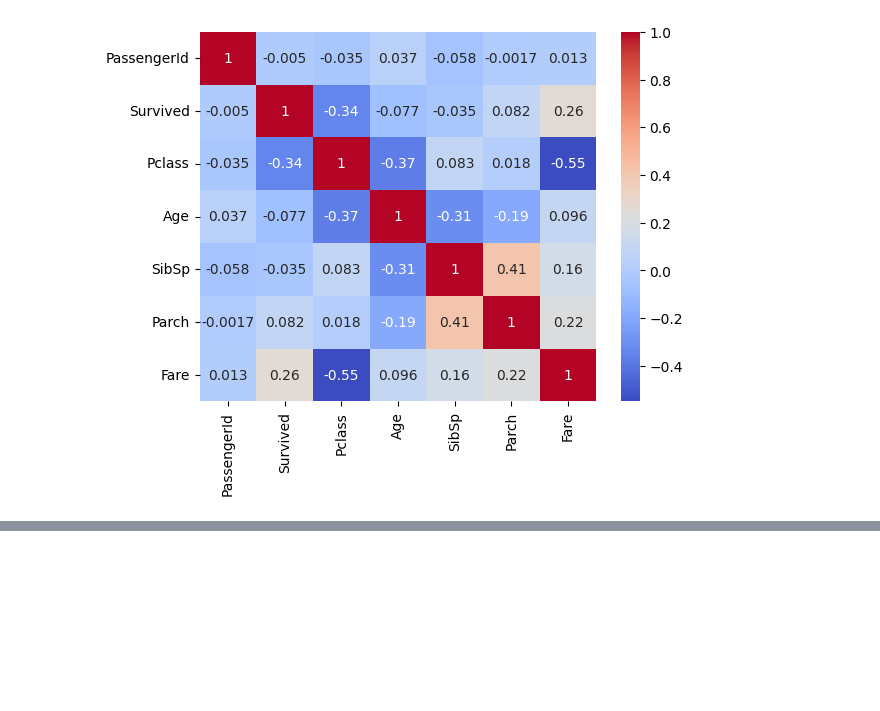
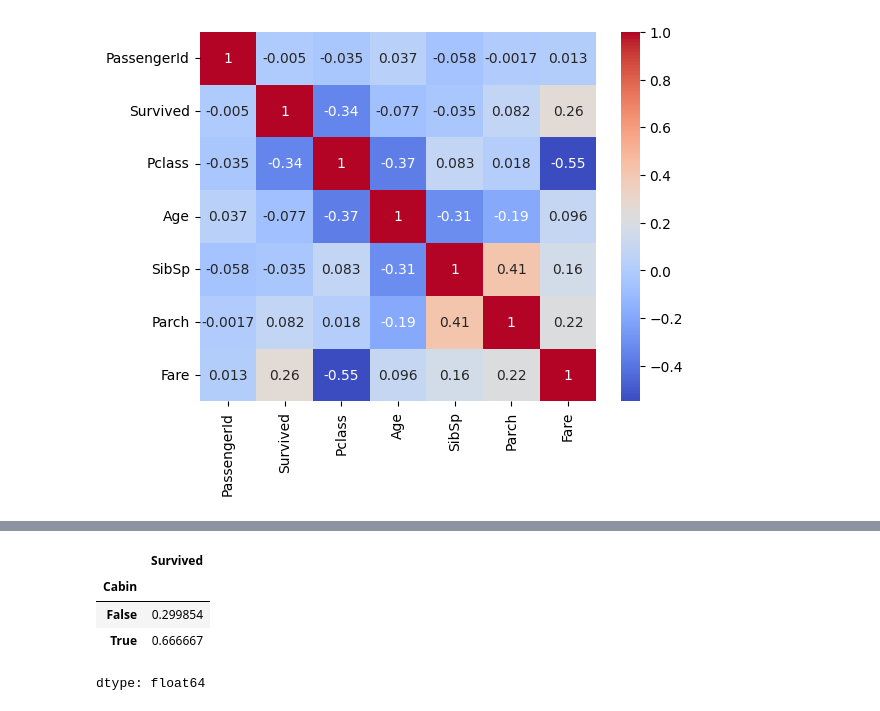
Before and after one commit to satyam-257/Titanic_kaggle_competiton, a Jupyter notebook: Titanic_Kaggle.ipynb, the cells around one changed output, grey strips where cells are left out. Cells and saved outputs as stored; diff of their text form; code cells hidden in the pictures; blank space fills up the shorter version.

```diff
--- a/Titanic_Kaggle.ipynb
+++ b/Titanic_Kaggle.ipynb
@@ -137,0 +163,4 @@ plt.show()
+# %%
+train['Embarked'] = train['Embarked'].fillna(train['Embarked'].mode()[0])
+# %%
+train['Age'] = train.groupby(['Pclass', 'Sex'])['Age'].transform(lambda x: x.fillna(x.median()))
@@ -137,0 +169,11 @@ plt.show()
+# %%
+train['Has_Cabin'] = train['Cabin'].notnull().astype(int)
+test['Has_Cabin'] = test['Cabin'].notnull().astype(int)
+# %%
+train.groupby(train['Cabin'].notnull())['Survived'].mean()
+# %% [output]
+|  | Survived |
+| Cabin |  |
+| False | 0.299854 |
+| True | 0.666667 |
+dtype: float64
```
Also changed, not shown: parts of 11 cells of this notebook.
